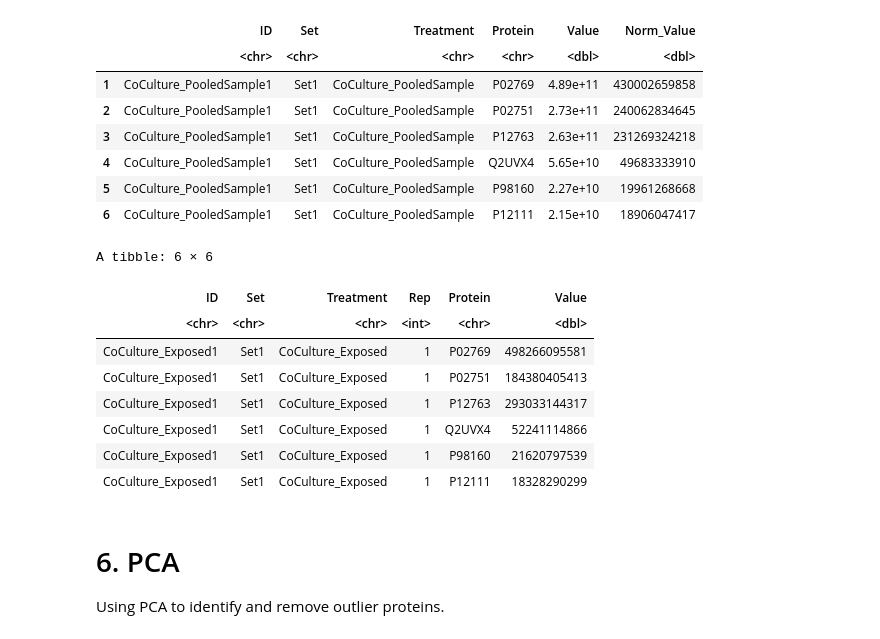
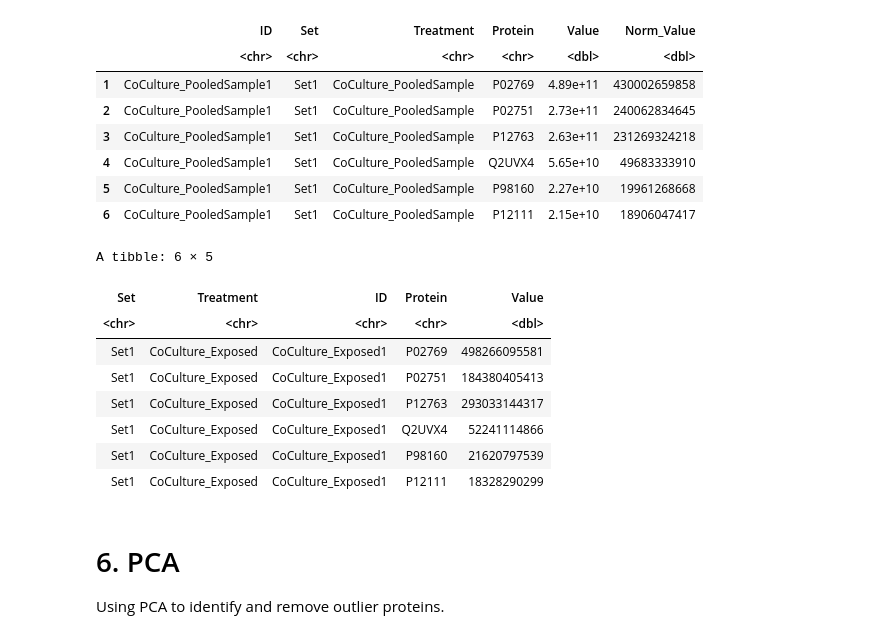
Before and after one commit to alexispayton/Wildfires-and-Extracellular-Vesicles-EVs-Woodsmoke-Alters-EV-Proteomic-Signatures-involved-in-Ext, a Jupyter notebook: 3. Proteomics Data Processing/Data Processing.ipynb, the cells around one changed output. Saved outputs shown, nothing was run; the diff lists cells and outputs as text; code cells hidden in the pictures.

```diff
--- a/3. Proteomics Data Processing/Data Processing.ipynb
+++ b/3. Proteomics Data Processing/Data Processing.ipynb
@@ -314,31 +314,29 @@ triculture_vehicleCT_preimputed_df = preimputed_df_split[[6]]
 QRILC_imputation = function(dataset){
     wider_dataset = dataset %>%
         select(-c("Set", "Value", "Treatment")) %>%
-        pivot_wider(names_from = Protein, values_from = Norm_Value) %>%
-        select(-ID)
+        pivot_wider(names_from = Protein, values_from = Norm_Value)
 
-    #normalizing data since that's what the QRILC function wants
-    QRILC_prep = wider_dataset %>%
+    # normalizing data since that's what the QRILC function wants
+    QRILC_prep = wider_dataset[,2:dim(wider_dataset)[2]] %>%
          mutate_all(., function(x) log2(x)) %>%
          as.matrix()
 
     imputed_QRILC_object = impute.QRILC(QRILC_prep, tune.sigma = 0.1)
     QRILC_log2_df = data.frame(imputed_QRILC_object[1])
 
-    #converting back the original scale
+    # converting back the original scale
     QRILC_df = QRILC_log2_df %>%
         mutate_all(., function(x) 2^x - 1)
 
-    # adding a replicate col so values can be uniquely identified for pca later
-    QRILC_df = cbind(Rep = 1:6, QRILC_df)
+    # adding a replicate col so values can be uniquely identified for pca later, also adding back in ID col
+    QRILC_df = cbind(ID = wider_dataset$ID, QRILC_df)
 
-    #adding back in ID, Tx, and Set columns
-    final_pivoted_column_number = dim(QRILC_df)[2] + 3
-    #print(data.frame(cbind(dataset[1:6,1:3], QRILC_df)))
-    imputed_dataset = data.frame(cbind(dataset[1:6,1:3], QRILC_df)) %>%
-        pivot_longer(cols = 5:all_of(final_pivoted_column_number), names_to = "Protein", values_to = "Value")
+    # adding back in Tx, and Set columns
+    final_pivoted_column_number = dim(QRILC_df)[2] + 2
+    imputed_dataset = data.frame(cbind(dataset[1:6,2:3], QRILC_df)) %>%
+        pivot_longer(cols = 4:all_of(final_pivoted_column_number), names_to = "Protein", values_to = "Value")
 
-    return(imputed_dataset)
+   return(imputed_dataset)
 }
 
 # calling fn
@@ -347,20 +345,19 @@ coculture_vehicleCT_imputed_df = QRILC_imputation(coculture_vehicleCT_preimputed
 triculture_exp_imputed_df = QRILC_imputation(triculture_exp_preimputed_df)
 triculture_vehicleCT_imputed_df = QRILC_imputation(triculture_vehicleCT_preimputed_df)
 # %%
-head(coculture_exp_imputed_df)
-# imputed_df = rbind(coculutre_exp_imputed_df, coculutre_vehicleCT_imputed_df, triculutre_exp_imputed_df,
-#                   triculutre_vehicleCT_imputed_df)
-# head(imputed_df)
+imputed_df = rbind(coculture_exp_imputed_df, coculture_vehicleCT_imputed_df, triculture_exp_imputed_df,
+                  triculture_vehicleCT_imputed_df)
+head(imputed_df)
 # %% [output]
-A tibble: 6 × 6
+A tibble: 6 × 5
-| ID | Set | Treatment | Rep | Protein | Value |
-| <chr> | <chr> | <chr> | <int> | <chr> | <dbl> |
-| CoCulture_Exposed1 | Set1 | CoCulture_Exposed | 1 | P02769 | 498266095581 |
-| CoCulture_Exposed1 | Set1 | CoCulture_Exposed | 1 | P02751 | 184380405413 |
-| CoCulture_Exposed1 | Set1 | CoCulture_Exposed | 1 | P12763 | 293033144317 |
-| CoCulture_Exposed1 | Set1 | CoCulture_Exposed | 1 | Q2UVX4 | 52241114866 |
-| CoCulture_Exposed1 | Set1 | CoCulture_Exposed | 1 | P98160 | 21620797539 |
-| CoCulture_Exposed1 | Set1 | CoCulture_Exposed | 1 | P12111 | 18328290299 |
+| Set | Treatment | ID | Protein | Value |
+| <chr> | <chr> | <chr> | <chr> | <dbl> |
+| Set1 | CoCulture_Exposed | CoCulture_Exposed1 | P02769 | 498266095581 |
+| Set1 | CoCulture_Exposed | CoCulture_Exposed1 | P02751 | 184380405413 |
+| Set1 | CoCulture_Exposed | CoCulture_Exposed1 | P12763 | 293033144317 |
+| Set1 | CoCulture_Exposed | CoCulture_Exposed1 | Q2UVX4 | 52241114866 |
+| Set1 | CoCulture_Exposed | CoCulture_Exposed1 | P98160 | 21620797539 |
+| Set1 | CoCulture_Exposed | CoCulture_Exposed1 | P12111 | 18328290299 |
 # %% [markdown]
 # 6. PCA
 
```
Also changed, not shown: parts of 8 cells of this notebook.
